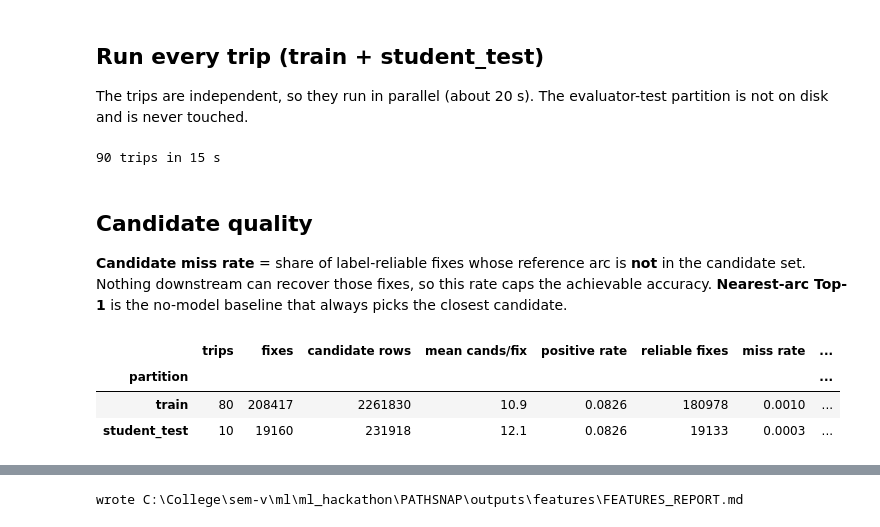
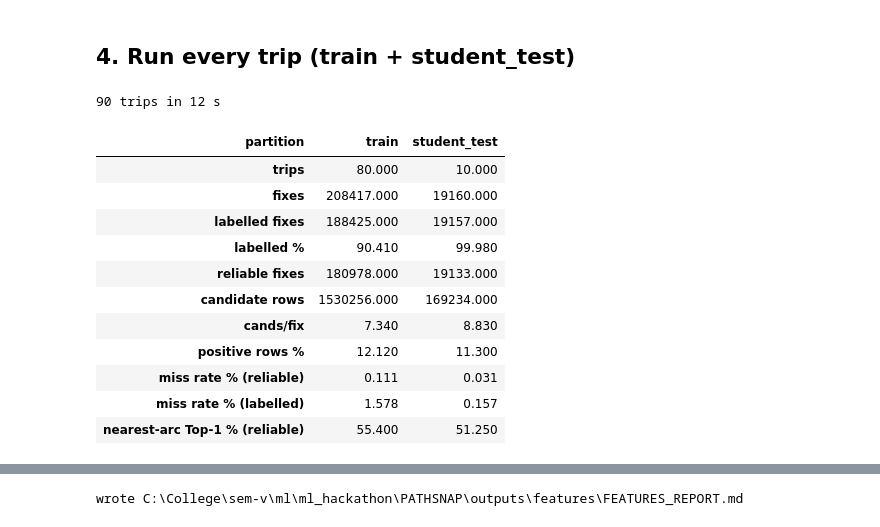
Before and after one commit to Harsha-Kamaraj/PathSnap, a Jupyter notebook: notebooks/03_features.ipynb, the cells around one changed output, grey strips where cells are left out. Saved outputs shown, nothing was run; the diff lists cells and outputs as text; code cells hidden in the pictures.

```diff
--- a/notebooks/03_features.ipynb
+++ b/notebooks/03_features.ipynb
@@ -15,5 +17,5 @@ Three stages:
 # %%
-import sys, time
+import json, sys, time
 from pathlib import Path
 from concurrent.futures import ProcessPoolExecutor
 
@@ -24,16 +26,17 @@ import matplotlib.pyplot as plt
 ROOT = Path.cwd().parent if Path.cwd().name == "notebooks" else Path.cwd()
 sys.path.insert(0, str(ROOT / "src"))
 
-from pathsnap import features as F
+from pathsnap import candidates as CND, features as F, labels as L
 from pathsnap.cleaning import PROCESSED_ROOT, load_clean_trip
 
-FEAT_ROOT = ROOT / "data" / "features"
-OUT = ROOT / "outputs" / "features"
+FEAT_ROOT, OUT = ROOT / "data" / "features", ROOT / "outputs" / "features"
 FIG = OUT / "figures"
 for d in (FEAT_ROOT, OUT, FIG):
     d.mkdir(parents=True, exist_ok=True)
 
-# chart colours (one fixed order): candidate is the true arc / is not
-C_POS, C_NEG, C_GPS, C_GRID = "#2a78d6", "#eb6834", "#1baf7a", "#d9d8d2"
+C_POS, C_NEG, C_GPS, C_GRID = "#2a78d6", "#eb6834", "#1baf7a", "#d9d8d2"   # fixed colour order
 plt.rcParams.update({"axes.spines.top": False, "axes.spines.right": False, "axes.grid": True,
                      "grid.color": C_GRID, "grid.linewidth": 0.6, "figure.dpi": 110})
+TRAIN_TRIPS = sorted(t.name for t in (PROCESSED_ROOT / "train").iterdir())
+TEST_TRIPS = sorted(t.name for t in (PROCESSED_ROOT / "student_test").iterdir())
+print(len(TRAIN_TRIPS), "train trips,", len(TEST_TRIPS), "student_test trips")
@@ -104,0 +87,11 @@ distinct route arcs used by the alignment: 705 of 788
+# %%
+RADII, KS = (25, 50, 75, 100, 150), (4, 6, 8, 12, 16, 24)
+t0 = time.perf_counter()
+with ProcessPoolExecutor() as ex:
+    sw = [r for res in ex.map(F.sweep_trip, [("train", t, RADII, KS) for t in TRAIN_TRIPS]) for r in res]
+sweep = pd.DataFrame(sw).groupby(["radius_m", "k"])[["fixes", "missed", "cands"]].sum().reset_index()
+sweep["miss_rate_pct"] = 100 * sweep.missed / sweep.fixes
+sweep["cands_per_fix"] = sweep.cands / sweep.fixes
+sweep.to_csv(OUT / "candidate_sweep.csv", index=False)
+print(f"sweep over {len(TRAIN_TRIPS)} train trips in {time.perf_counter() - t0:.0f} s")
+sweep.pivot(index="radius_m", columns="k", values="miss_rate_pct").round(3)
@@ -153,8 +199,7 @@ fig.tight_layout(); fig.savefig(FIG / "01_candidates_example.png"); plt.show()
-# %% [markdown]
-## Run every trip (train + student_test)
-The trips are independent, so they run in parallel (about 20 s). The evaluator-test partition is not on disk and is never touched.
+# %% [markdown]
+## 4. Run every trip (train + student_test)
 # %%
-jobs = [(p, t.name) for p in ("train", "student_test") for t in sorted((PROCESSED_ROOT / p).iterdir())]
+jobs = [("train", t) for t in TRAIN_TRIPS] + [("student_test", t) for t in TEST_TRIPS]
 t0 = time.perf_counter()
 res = {"train": ([], []), "student_test": ([], [])}
 summ = []
@@ -170,25 +215,31 @@ summary = pd.DataFrame(summ)
 summary.to_csv(OUT / "feature_summary.csv", index=False)
 print(f"{len(jobs)} trips in {time.perf_counter() - t0:.0f} s")
 # %% [output]
-90 trips in 15 s
+90 trips in 12 s
-# %% [markdown]
-## Candidate quality
-**Candidate miss rate** = share of label-reliable fixes whose reference arc is **not** in the candidate set. Nothing
-downstream can recover those fixes, so this rate caps the achievable accuracy. **Nearest-arc Top-1** is the no-model
-baseline that always picks the closest candidate.
 # %%
 tab = []
 for p in rows_all:
     r, f = rows_all[p], fixes_all[p]
     rel = f[f.label_reliable]
-    tab.append({"partition": p, "trips": f.trip_id.nunique(), "fixes": len(f), "candidate rows": len(r),
-                "mean cands/fix": round(len(r) / len(f), 1), "positive rate": round(r.label.mean(), 4),
-                "reliable fixes": len(rel), "miss rate": round(1 - rel.true_in_cands.mean(), 4),
-                "nearest-arc Top-1": round(rel.nearest_is_true.mean(), 4)})
+    tab.append({"partition": p, "trips": f.trip_id.nunique(), "fixes": len(f),
+                "labelled fixes": int(f.has_label.sum()), "labelled %": round(100 * f.has_label.mean(), 2),
+                "reliable fixes": len(rel), "candidate rows": len(r),
+                "cands/fix": round(len(r) / len(f), 2), "positive rows %": round(100 * r.label.mean(), 2),
+                "miss rate % (reliable)": round(100 * (1 - rel.true_in_cands.mean()), 3),
+                "miss rate % (labelled)": round(100 * (1 - f[f.has_label].true_in_cands.mean()), 3),
+                "nearest-arc Top-1 % (reliable)": round(100 * rel.nearest_is_true.mean(), 2)})
 part_tab = pd.DataFrame(tab).set_index("partition")
-part_tab
+part_tab.T
 # %% [output]
-|  | trips | fixes | candidate rows | mean cands/fix | positive rate | reliable fixes | miss rate | ... |
-| partition |  |  |  |  |  |  |  | ... |
-| train | 80 | 208417 | 2261830 | 10.9 | 0.0826 | 180978 | 0.0010 | ... |
-| student_test | 10 | 19160 | 231918 | 12.1 | 0.0826 | 19133 | 0.0003 | ... |
+| partition | train | student_test |
+| trips | 80.000 | 10.000 |
+| fixes | 208417.000 | 19160.000 |
+| labelled fixes | 188425.000 | 19157.000 |
+| labelled % | 90.410 | 99.980 |
+| reliable fixes | 180978.000 | 19133.000 |
+| candidate rows | 1530256.000 | 169234.000 |
+| cands/fix | 7.340 | 8.830 |
+| positive rows % | 12.120 | 11.300 |
+| miss rate % (reliable) | 0.111 | 0.031 |
+| miss rate % (labelled) | 1.578 | 0.157 |
+| nearest-arc Top-1 % (reliable) | 55.400 | 51.250 |
```
Also changed, not shown: parts of 32 cells of this notebook, 35 other files.
